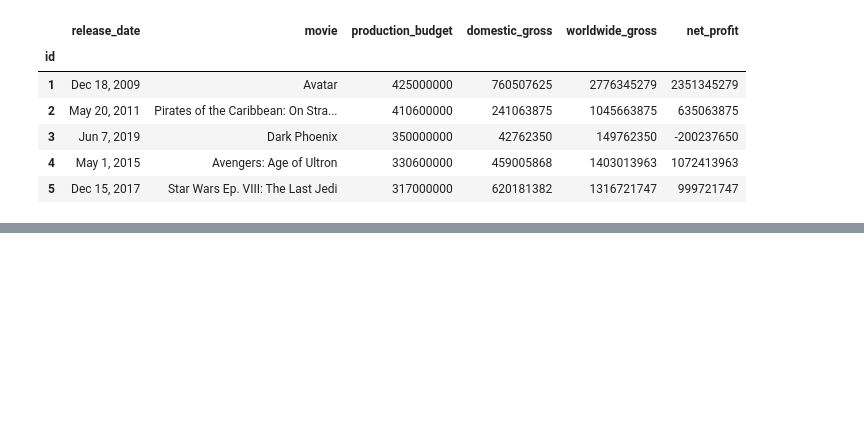
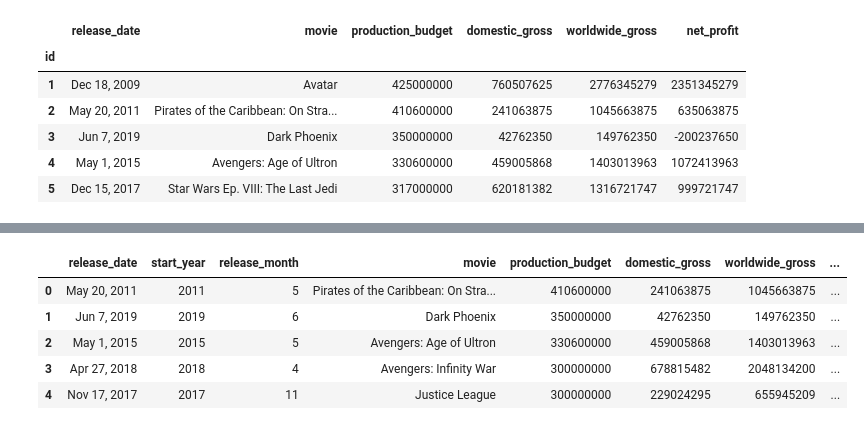
Before and after one commit to KenHoffman95/Movie-Box-Office-Predictor-, a Jupyter notebook: Data Cleaning and Feature Engineering.ipynb, the cells around one changed output, grey strips where cells are left out. Drawn from its saved outputs; the diff is of its cells as text; code cells hidden in the pictures; blank space fills up the shorter version.

```diff
--- a/Data Cleaning and Feature Engineering.ipynb
+++ b/Data Cleaning and Feature Engineering.ipynb
@@ -155,0 +201,9 @@ df10.head()
+# %%
+df_movies.head()
+# %% [output]
+|  | release_date | start_year | release_month | movie | production_budget | domestic_gross | worldwide_gross | ... |
+| 0 | May 20, 2011 | 2011 | 5 | Pirates of the Caribbean: On Stra... | 410600000 | 241063875 | 1045663875 | ... |
+| 1 | Jun 7, 2019 | 2019 | 6 | Dark Phoenix | 350000000 | 42762350 | 149762350 | ... |
+| 2 | May 1, 2015 | 2015 | 5 | Avengers: Age of Ultron | 330600000 | 459005868 | 1403013963 | ... |
+| 3 | Apr 27, 2018 | 2018 | 4 | Avengers: Infinity War | 300000000 | 678815482 | 2048134200 | ... |
+| 4 | Nov 17, 2017 | 2017 | 11 | Justice League | 300000000 | 229024295 | 655945209 | ... |
```
Also changed, not shown: parts of 15 cells of this notebook.
